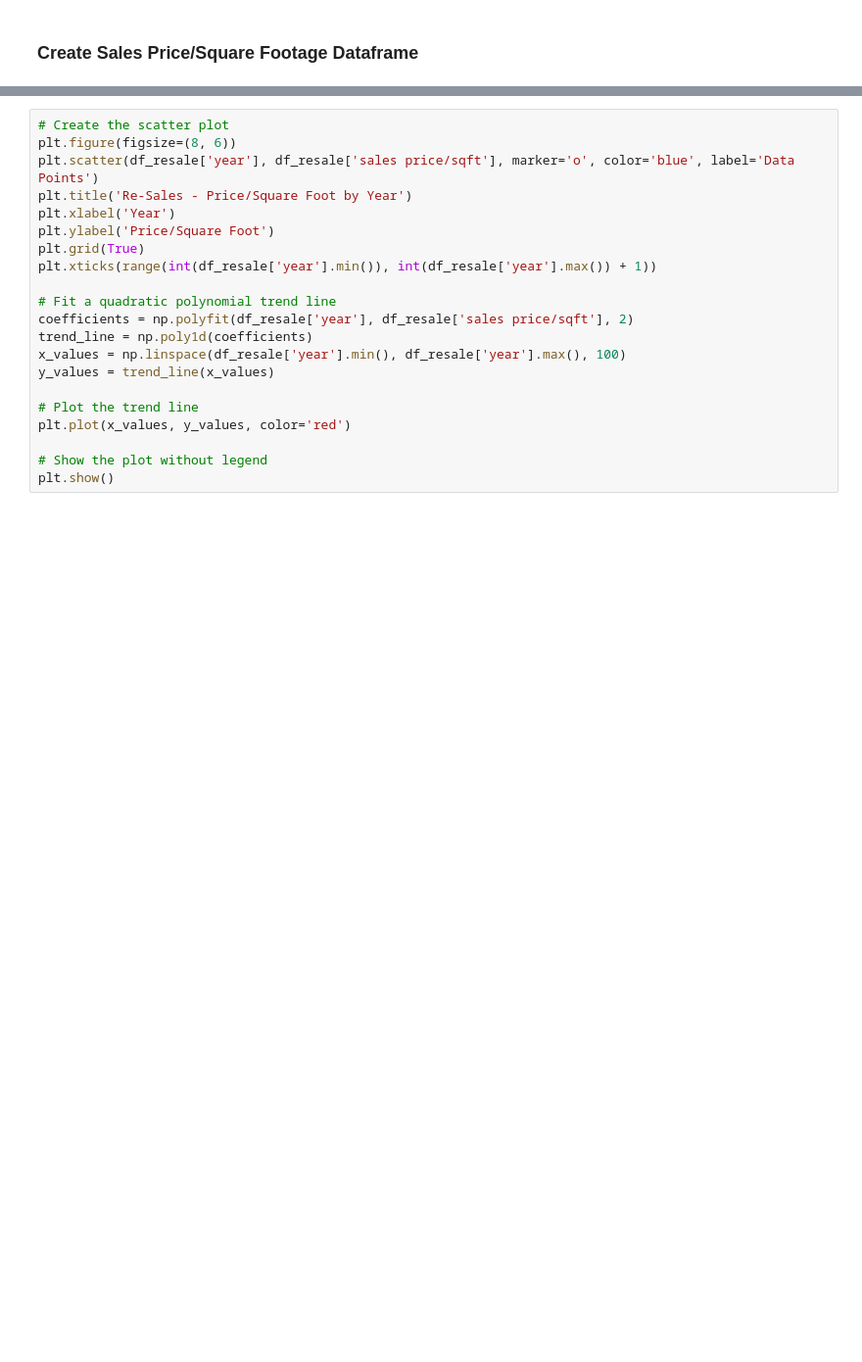
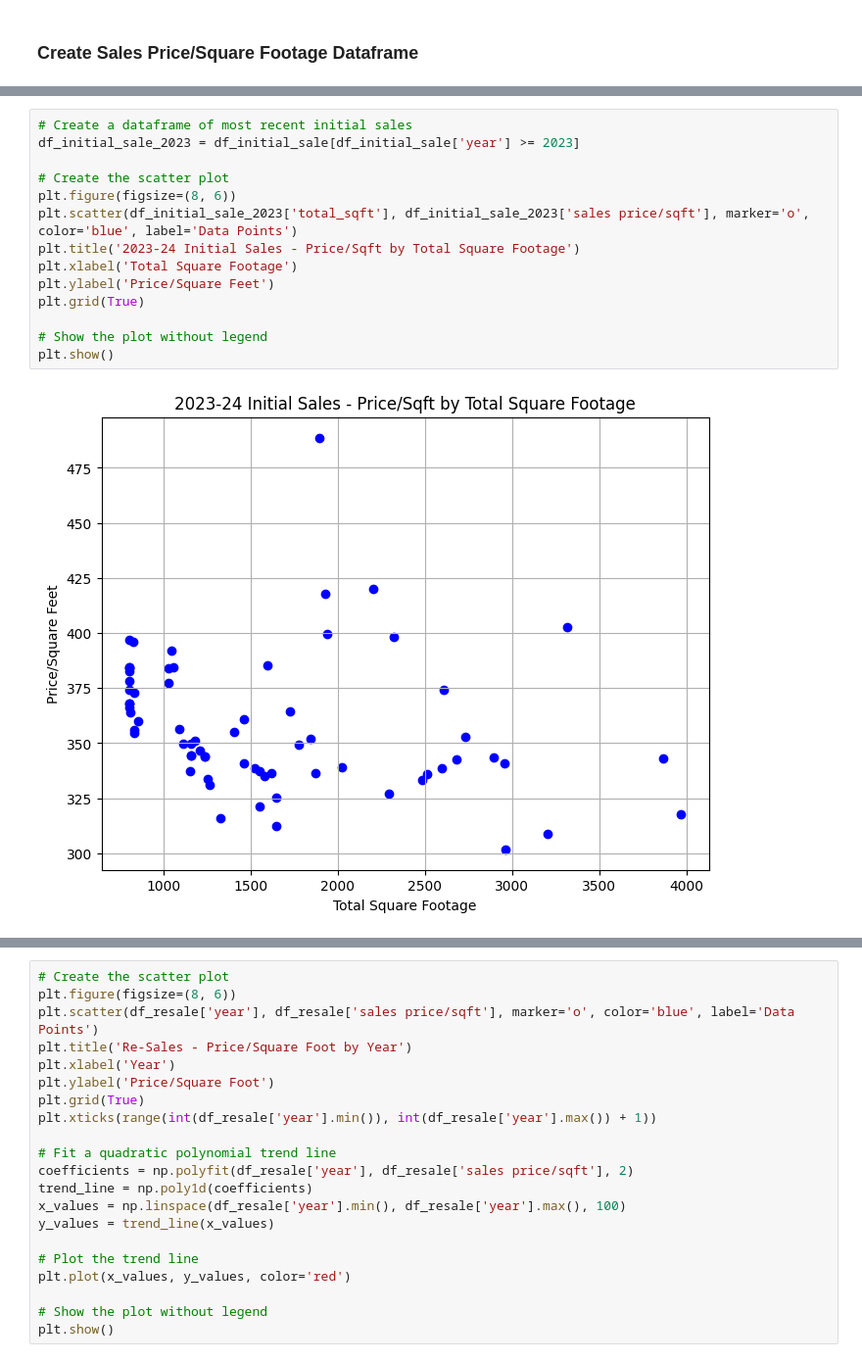
Before and after one commit to jason-christopher/Wheeler_Home_Values, a Jupyter notebook: analysis.ipynb, the cells around one changed output, grey strips where cells are left out. Shown at 98% size. Drawn from its saved outputs; the diff is of its cells as text; blank space fills up the shorter version.

Commit message:
added square footage analysis

```diff
--- a/analysis.ipynb
+++ b/analysis.ipynb
@@ -224,3 +224,19 @@ plt.show()
+# %%
+# Create a dataframe of most recent initial sales
+df_initial_sale_2023 = df_initial_sale[df_initial_sale['year'] >= 2023]
+
+# Create the scatter plot
+plt.figure(figsize=(8, 6))
+plt.scatter(df_initial_sale_2023['total_sqft'], df_initial_sale_2023['sales price/sqft'], marker='o', color='blue', label='Data Points')
+plt.title('2023-24 Initial Sales - Price/Sqft by Total Square Footage')
+plt.xlabel('Total Square Footage')
+plt.ylabel('Price/Square Feet')
+plt.grid(True)
+
+# Show the plot without legend
+plt.show()
+# %% [output]
+[figure, added]
 # %%
 # Create a DataFrame of removed duplicate rows
 df_resale = df_sales[~df_sales.index.isin(df_initial_sale.index)]
```
Also changed, not shown: parts of 8 cells of this notebook.
